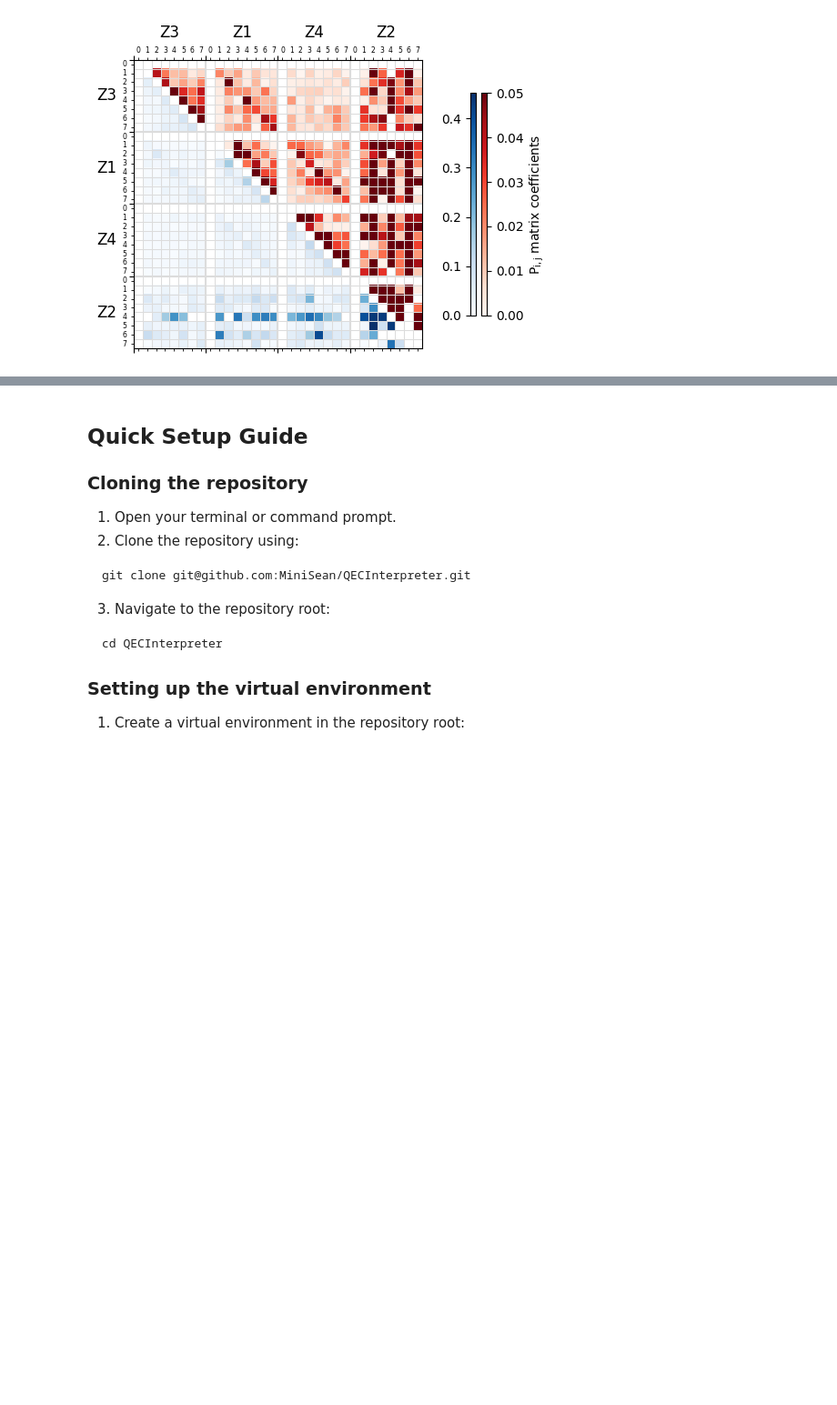
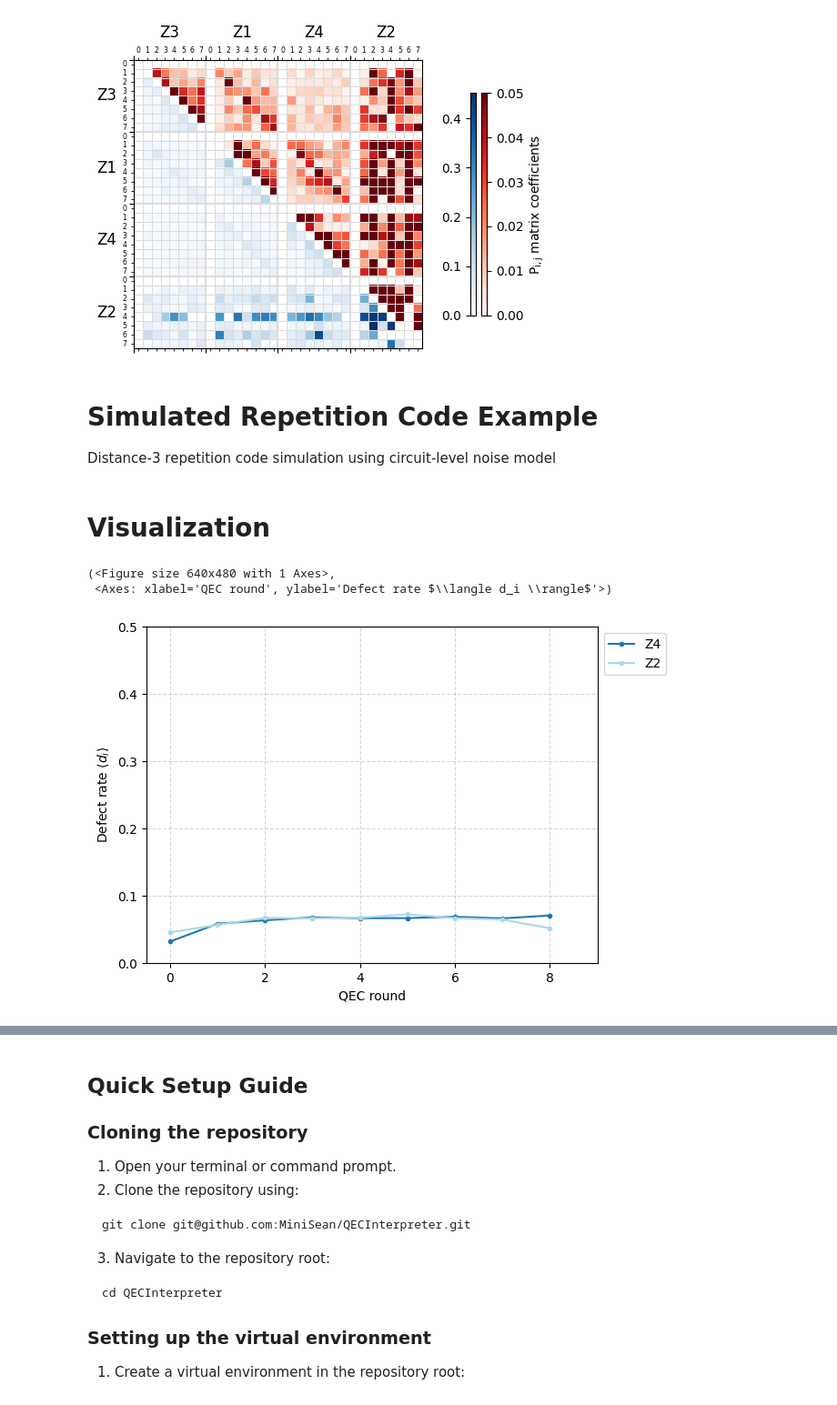
Before and after one commit to MiniSean/QECInterpreter, a Jupyter notebook: src/qce_interp/examples.ipynb, the cells around one changed output, grey strips where cells are left out. Shown: that part at 91% size. Saved outputs shown, nothing was run; the diff lists cells and outputs as text; code cells hidden in the pictures; blank space fills up the shorter version.

```diff
--- a/src/qce_interp/examples.ipynb
+++ b/src/qce_interp/examples.ipynb
@@ -135,3 +135,46 @@ plot_pij_matrix(
 # %% [output]
 (<Figure size 640x480 with 3 Axes>, <Axes: >)
 [figure]
+# %% [markdown]
+Simulated Repetition Code Example
+===
+Distance-3 repetition code simulation using circuit-level noise model
+# %%
+from qce_circuit.language.declarative_circuit import InitialStateEnum
+from qce_circuit.library.repetition_code_circuit import InitialStateContainer
+from qce_circuit.addon_stim.noise_factory_manager import NoiseFactoryManager
+from qce_interp.simulated_data_manager import SimulatedDataManager
+from qce_interp.interface_definitions.intrf_data_manager import IDataManager
+
+
+simulated_data_manager: IDataManager = SimulatedDataManager.from_simulated_repetition_code(
+    rounds=[0, 1, 2, 3, 6, 7, 8],  # list(range(0, 11)),
+    involved_qubit_ids=[
+        QubitIDObj('D5'), QubitIDObj('Z4'), QubitIDObj('D6'),
+        QubitIDObj('Z2'), QubitIDObj('D3'),
+    ],
+    initial_state=InitialStateContainer.from_ordered_list([
+        InitialStateEnum.ZERO,
+        InitialStateEnum.ONE,
+        InitialStateEnum.ZERO,
+    ]),
+    device_layout=Surface17Layer(),
+    noise_factory=NoiseFactoryManager(),
+)
+
+simulated_error_identifier: IErrorDetectionIdentifier = simulated_data_manager.get_error_detection_classifier(
+    use_heralded_post_selection=True,
+    use_computational_parity=True,
+)
+# %% [markdown]
+Visualization
+===
+# %%
+plot_all_defect_rate(
+    simulated_error_identifier,
+    included_rounds=simulated_data_manager.qec_rounds[-1],
+)
+# %% [output]
+(<Figure size 640x480 with 1 Axes>,
+ <Axes: xlabel='QEC round', ylabel='Defect rate $\\langle d_i \\rangle$'>)
+[figure, added]
```
Also changed, not shown: parts of 4 cells of this notebook, 9 other files.
